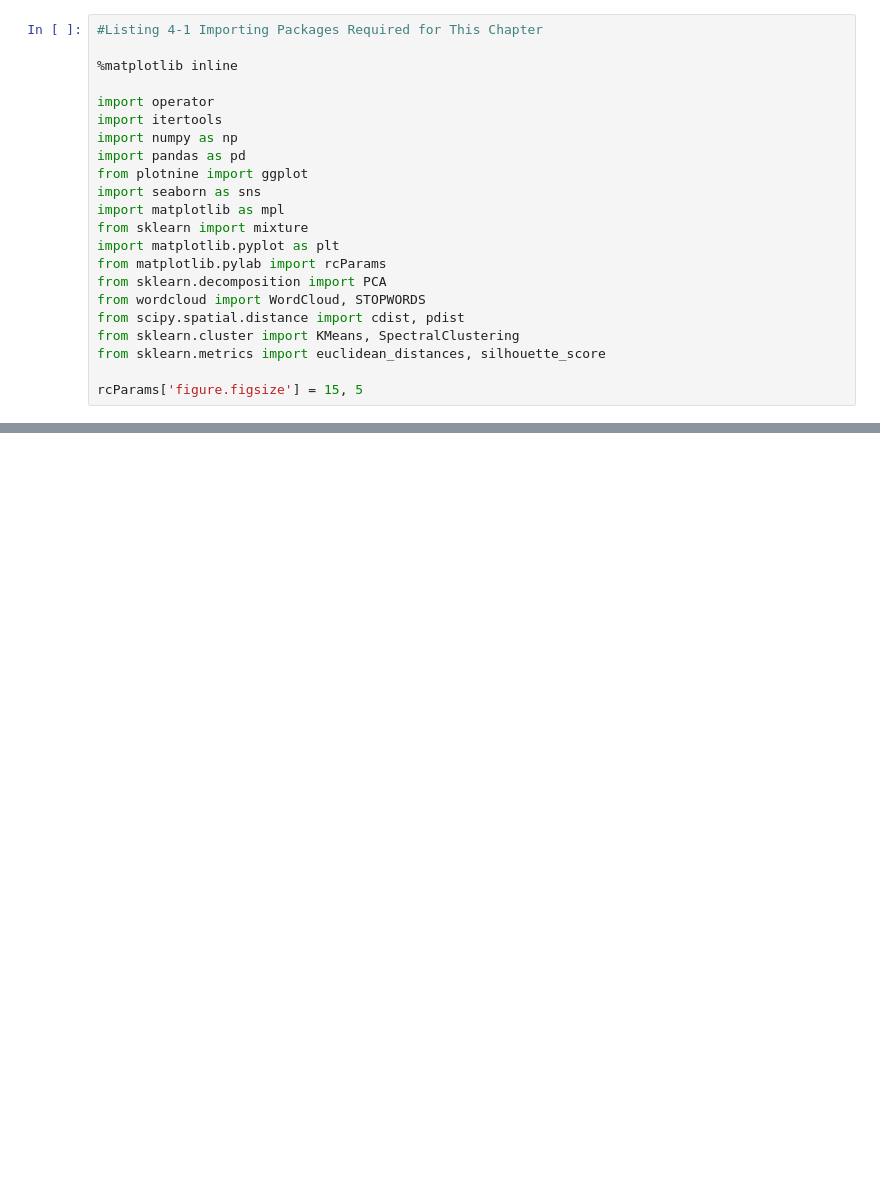
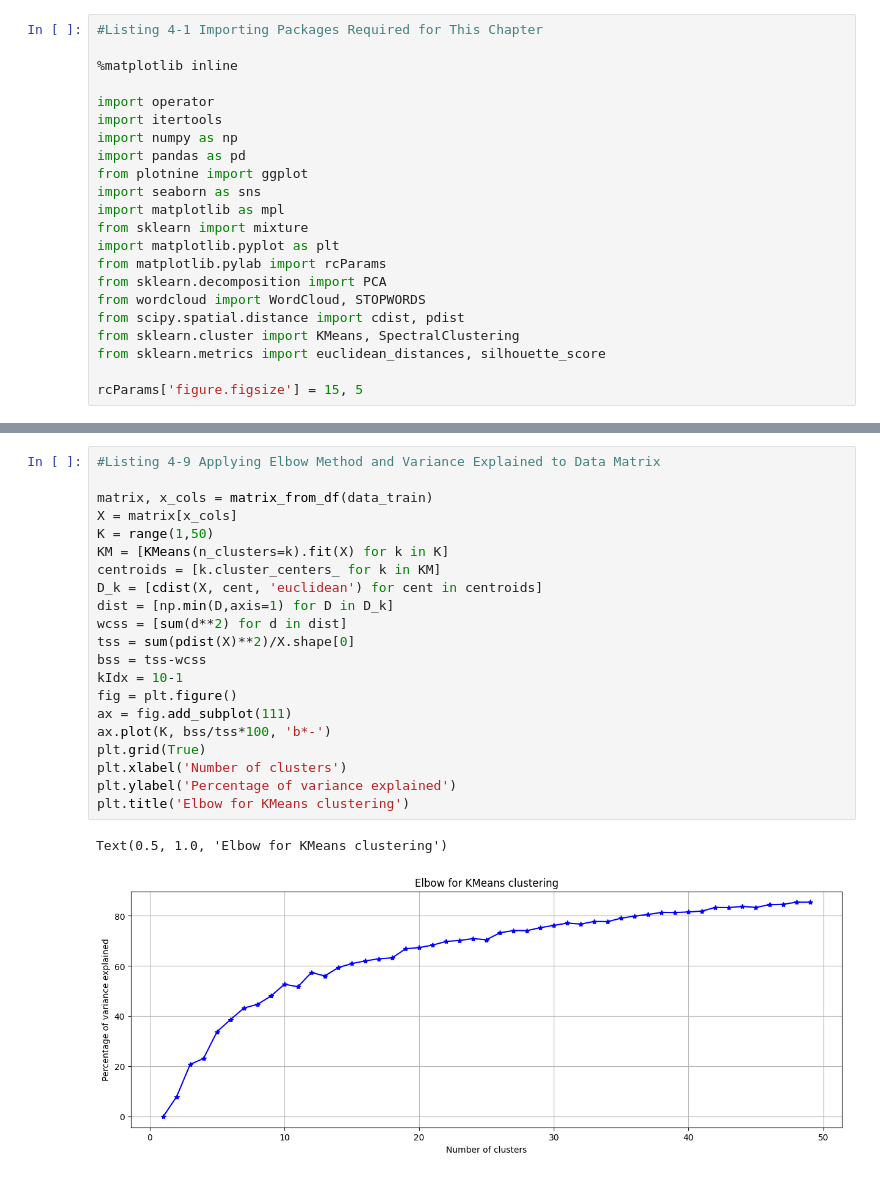
Before and after one commit to rerere-bit/data-related-repos, a Jupyter notebook: clustering_listing_01.ipynb, the cells around one changed output, grey strips where cells are left out. Cells and saved outputs as stored; diff of their text form; blank space fills up the shorter version.

```diff
--- a/clustering_listing_01.ipynb
+++ b/clustering_listing_01.ipynb
@@ -28,0 +110,24 @@ rcParams['figure.figsize'] = 15, 5
+# %%
+#Listing 4-9 Applying Elbow Method and Variance Explained to Data Matrix
+
+matrix, x_cols = matrix_from_df(data_train)
+X = matrix[x_cols]
+K = range(1,50)
+KM = [KMeans(n_clusters=k).fit(X) for k in K]
+centroids = [k.cluster_centers_ for k in KM]
+D_k = [cdist(X, cent, 'euclidean') for cent in centroids]
+dist = [np.min(D,axis=1) for D in D_k]
+wcss = [sum(d**2) for d in dist]
+tss = sum(pdist(X)**2)/X.shape[0]
+bss = tss-wcss
+kIdx = 10-1
+fig = plt.figure()
+ax = fig.add_subplot(111)
+ax.plot(K, bss/tss*100, 'b*-')
+plt.grid(True)
+plt.xlabel('Number of clusters')
+plt.ylabel('Percentage of variance explained')
+plt.title('Elbow for KMeans clustering')
+# %% [output]
+Text(0.5, 1.0, 'Elbow for KMeans clustering')
+[figure, added]
```
Also changed, not shown: parts of 18 cells of this notebook.
